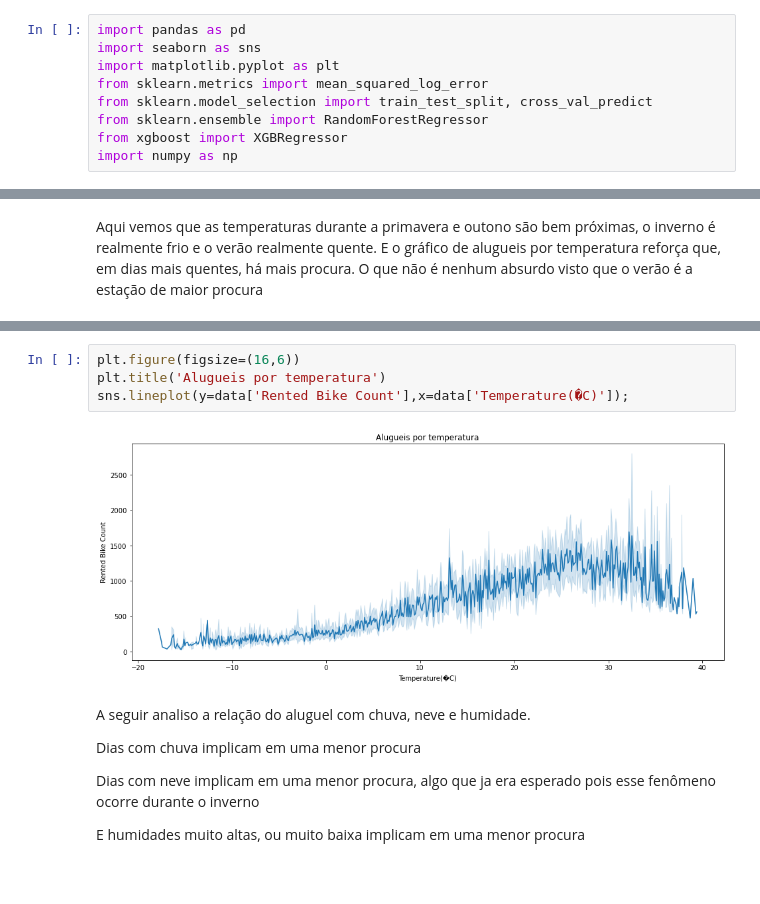
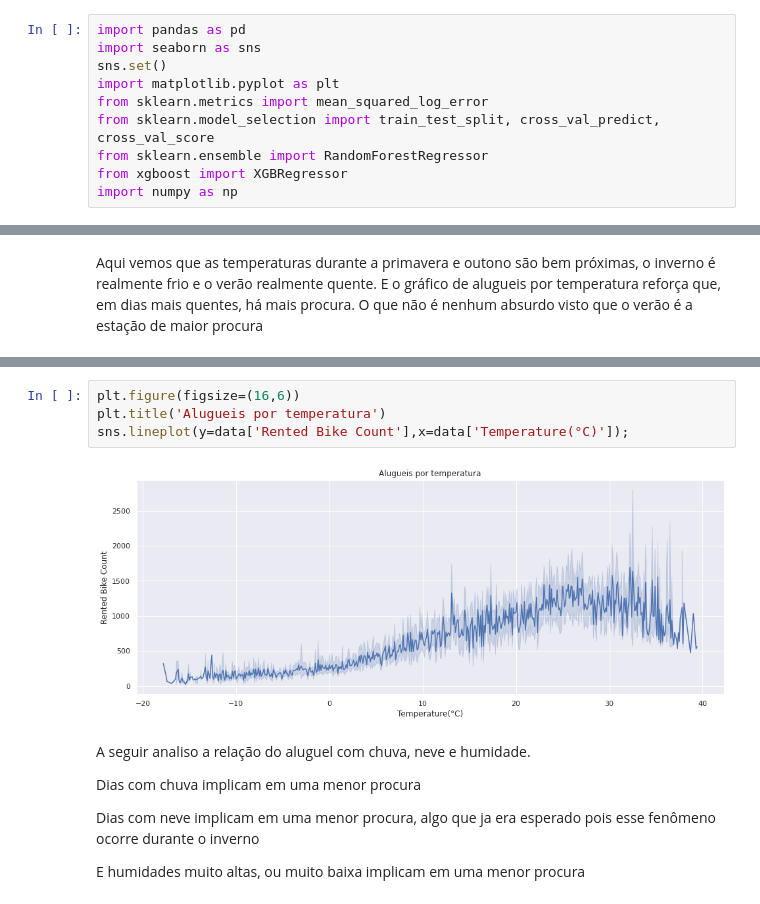
Before and after one commit to AlvaroAt19/Homi_dos_dados, a Jupyter notebook: SeoulBike/SeoulBike.ipynb, the cells around one changed output, grey strips where cells are left out. Cells and saved outputs as stored; diff of their text form; blank space fills up the shorter version.

```diff
--- a/SeoulBike/SeoulBike.ipynb
+++ b/SeoulBike/SeoulBike.ipynb
@@ -1,9 +1,10 @@
 # %%
 import pandas as pd
 import seaborn as sns
+sns.set()
 import matplotlib.pyplot as plt
 from sklearn.metrics import mean_squared_log_error
-from sklearn.model_selection import train_test_split, cross_val_predict
+from sklearn.model_selection import train_test_split, cross_val_predict, cross_val_score
 from sklearn.ensemble import RandomForestRegressor
 from xgboost import XGBRegressor
 import numpy as np
@@ -122,9 +123,9 @@ sns.boxplot(y=data['Temperature(�C)'],x=data['Seasons']);
 # %%
 plt.figure(figsize=(16,6))
 plt.title('Alugueis por temperatura')
-sns.lineplot(y=data['Rented Bike Count'],x=data['Temperature(�C)']);
+sns.lineplot(y=data['Rented Bike Count'],x=data['Temperature(°C)']);
 # %% [output]
-[figure, old version]
+[figure, new version]
 # %% [markdown]
 A seguir analiso a relação do aluguel com chuva, neve e humidade.
 
```
Also changed, not shown: parts of 32 cells of this notebook, 1 other file.
